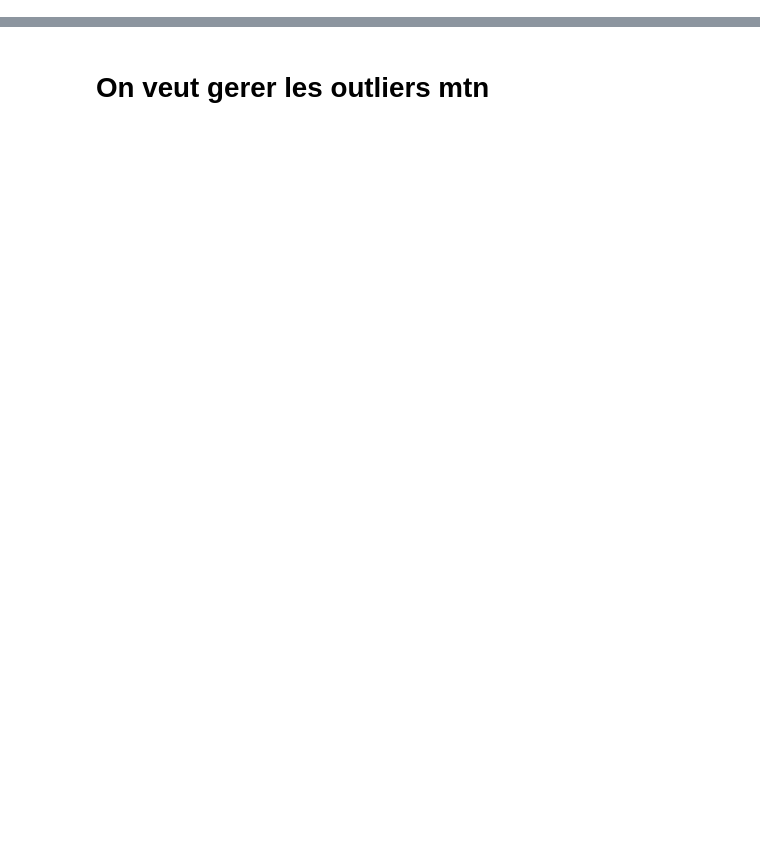
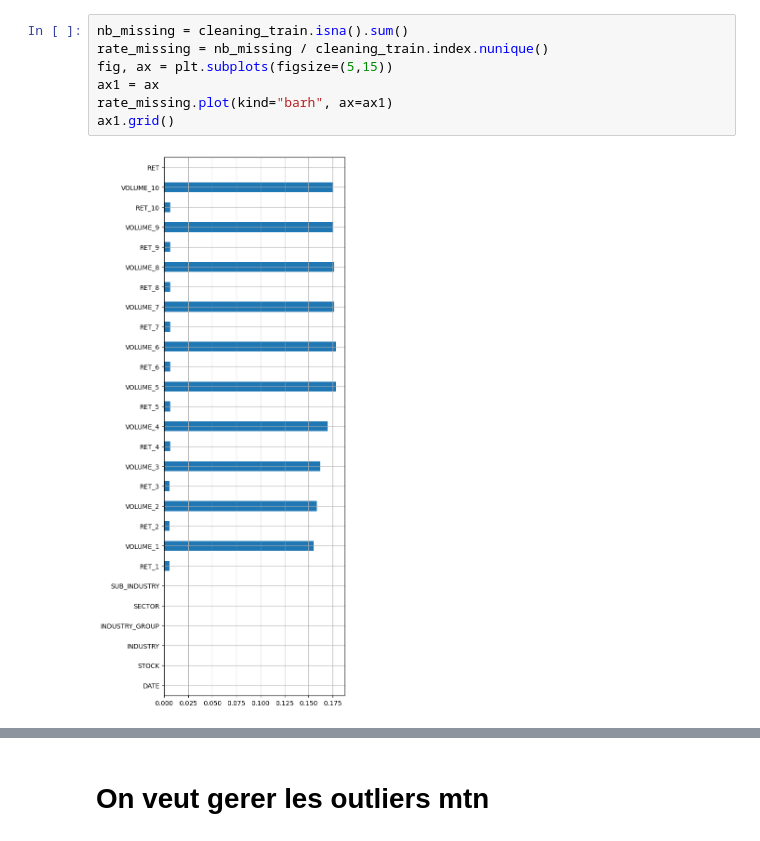
Before and after one commit to AxelPortier/QRT_Challenge_ENS, a Jupyter notebook: Test_Axel.ipynb, the cells around one changed output, grey strips where cells are left out. Drawn from its saved outputs; the diff is of its cells as text; blank space fills up the shorter version.

```diff
--- a/Test_Axel.ipynb
+++ b/Test_Axel.ipynb
@@ -144,0 +169,9 @@ dtype: float64
+# %%
+nb_missing = cleaning_train.isna().sum()
+rate_missing = nb_missing / cleaning_train.index.nunique()
+fig, ax = plt.subplots(figsize=(5,15))
+ax1 = ax
+rate_missing.plot(kind="barh", ax=ax1)
+ax1.grid()
+# %% [output]
+[figure, added]
```
Also changed, not shown: parts of 66 cells of this notebook.
